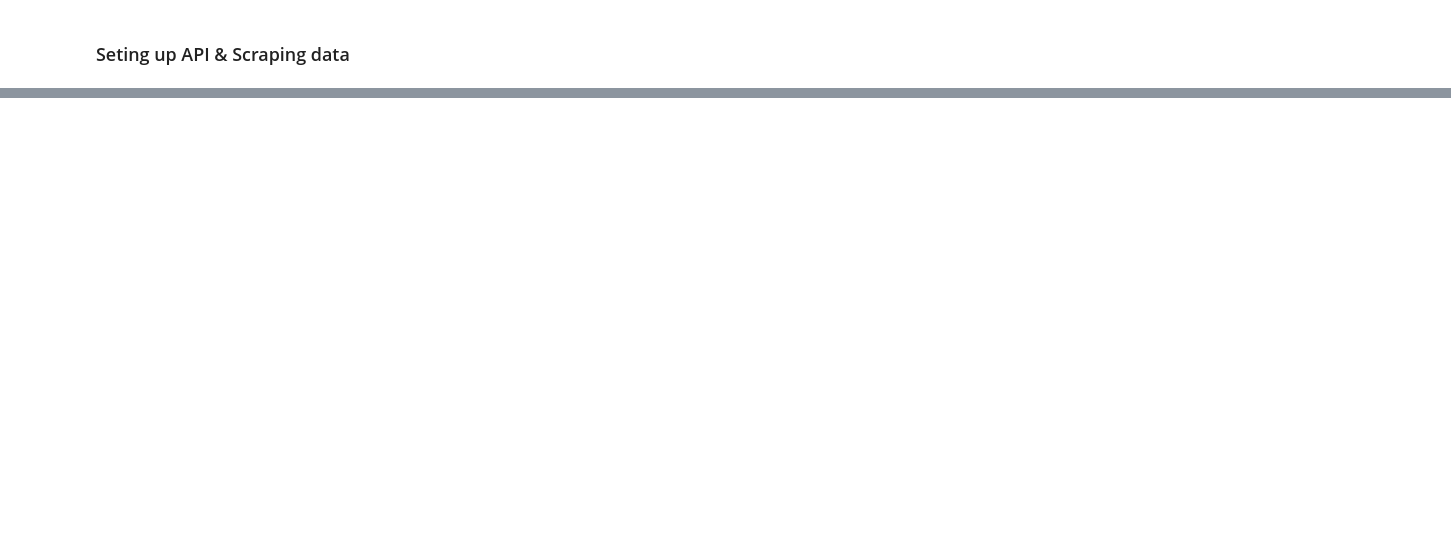
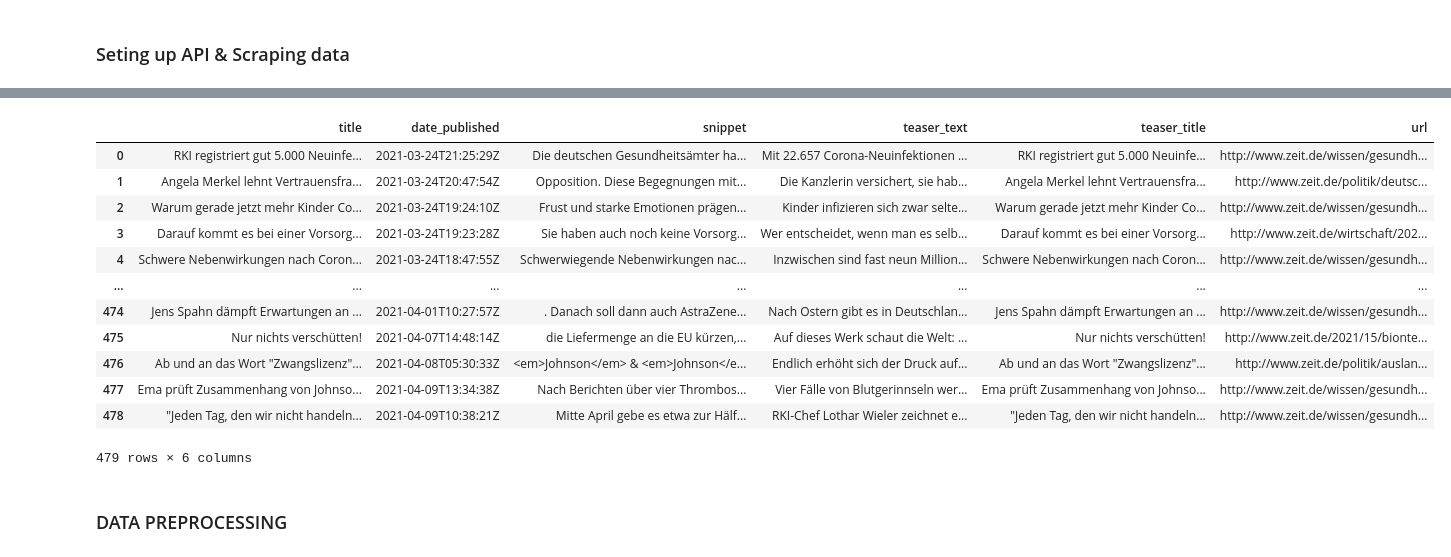
Before and after one commit to jw15667/vaccine_sentiment, a Jupyter notebook: german/Automated Web Scraping | DIE ZEIT.ipynb, the cells around one changed output, grey strips where cells are left out. Saved outputs shown, nothing was run; the diff lists cells and outputs as text; code cells hidden in the pictures; blank space fills up the shorter version.

```diff
--- a/german/Automated Web Scraping | DIE ZEIT.ipynb
+++ b/german/Automated Web Scraping | DIE ZEIT.ipynb
@@ -43,5 +46,5 @@ today = today.strftime("%Y-%m-%d")
 # %%
-dates=pd.date_range(start_date,today,freq='D').strftime("%Y-%m-%d").tolist()
-dates=[datetime.strptime(date, "%Y-%m-%d") for date in dates]
-len(dates)
+dates=pd.date_range(start_date,today,freq='D').strftime('%m/%d/%y %H:%M:%S').tolist()
+#dates=[datetime.strptime(date, "%Y-%m-%d") for date in dates]
+dates
 # %% [output]
@@ -943,4 +104,0 @@ soup
-# %%
-import json
-data = json.loads(soup.p.text[0])
-data
@@ -1075,23 +104,0 @@ date_published[0].strftime("%Y-%m-%d")
-# %%
-url = []
-headline = []
-is_paid = []
-date_published = []
-channel = []
-
-for date in dates:
-    random_i = randint(5, 20)
-    time.sleep(random_i)
-
-    print()
-    print(date)
-
-    archive_entries_from_html = spon.archive.scrape_html(spon.archive.html_by_date(date))
-    print()
-
-    url += [archive_entries_from_html[i]["url"] for i in range(len(archive_entries_from_html))]
-    headline += [archive_entries_from_html[i]["headline"] for i in range(len(archive_entries_from_html))]
-    is_paid += [archive_entries_from_html[i]["is_paid"] for i in range(len(archive_entries_from_html))]
-    date_published += [archive_entries_from_html[i]["date_published"] for i in range(len(archive_entries_from_html))]
-    channel += [archive_entries_from_html[i]["channel"] for i in range(len(archive_entries_from_html))]
-    print(len(channel))
@@ -1150,0 +217,25 @@ Sucessfully saved
+# %%
+zeit_df = pd.DataFrame()
+
+zeit_df['title'] = [h for h in title]
+zeit_df['date_published'] = [s for s in release_date]
+zeit_df['snippet'] = [data for data in snippet]
+zeit_df['teaser_text'] = [data for data in teaser_text]
+zeit_df['teaser_title'] = [data for data in teaser_title]
+zeit_df['url'] = [h for h in href]
+
+zeit_df
+# %% [output]
+|  | title | date_published | snippet | teaser_text | teaser_title | url |
+| 0 | RKI registriert gut 5.000 Neuinfe... | 2021-03-24T21:25:29Z | Die deutschen Gesundheitsämter ha... | Mit 22.657 Corona-Neuinfektionen ... | RKI registriert gut 5.000 Neuinfe... | http://www.zeit.de/wissen/gesundh... |
+| 1 | Angela Merkel lehnt Vertrauensfra... | 2021-03-24T20:47:54Z | Opposition. Diese Begegnungen mit... | Die Kanzlerin versichert, sie hab... | Angela Merkel lehnt Vertrauensfra... | http://www.zeit.de/politik/deutsc... |
+| 2 | Warum gerade jetzt mehr Kinder Co... | 2021-03-24T19:24:10Z | Frust und starke Emotionen prägen... | Kinder infizieren sich zwar selte... | Warum gerade jetzt mehr Kinder Co... | http://www.zeit.de/wissen/gesundh... |
+| 3 | Darauf kommt es bei einer Vorsorg... | 2021-03-24T19:23:28Z | Sie haben auch noch keine Vorsorg... | Wer entscheidet, wenn man es selb... | Darauf kommt es bei einer Vorsorg... | http://www.zeit.de/wirtschaft/202... |
+| 4 | Schwere Nebenwirkungen nach Coron... | 2021-03-24T18:47:55Z | Schwerwiegende Nebenwirkungen nac... | Inzwischen sind fast neun Million... | Schwere Nebenwirkungen nach Coron... | http://www.zeit.de/wissen/gesundh... |
+| ... | ... | ... | ... | ... | ... | ... |
+| 474 | Jens Spahn dämpft Erwartungen an ... | 2021-04-01T10:27:57Z | . Danach soll dann auch AstraZene... | Nach Ostern gibt es in Deutschlan... | Jens Spahn dämpft Erwartungen an ... | http://www.zeit.de/wissen/gesundh... |
+| 475 | Nur nichts verschütten! | 2021-04-07T14:48:14Z | die Liefermenge an die EU kürzen,... | Auf dieses Werk schaut die Welt: ... | Nur nichts verschütten! | http://www.zeit.de/2021/15/bionte... |
+| 476 | Ab und an das Wort "Zwangslizenz"... | 2021-04-08T05:30:33Z | <em>Johnson</em> & <em>Johnson</e... | Endlich erhöht sich der Druck auf... | Ab und an das Wort "Zwangslizenz"... | http://www.zeit.de/politik/auslan... |
+| 477 | Ema prüft Zusammenhang von Johnso... | 2021-04-09T13:34:38Z | Nach Berichten über vier Thrombos... | Vier Fälle von Blutgerinnseln wer... | Ema prüft Zusammenhang von Johnso... | http://www.zeit.de/wissen/gesundh... |
+| 478 | "Jeden Tag, den wir nicht handeln... | 2021-04-09T10:38:21Z | Mitte April gebe es etwa zur Hälf... | RKI-Chef Lothar Wieler zeichnet e... | "Jeden Tag, den wir nicht handeln... | http://www.zeit.de/wissen/gesundh... |
+479 rows × 6 columns
@@ -1150,0 +244,2 @@ Sucessfully saved
+# %% [markdown]
+### DATA PREPROCESSING
```
Also changed, not shown: parts of 99 cells of this notebook, 5 other files.
